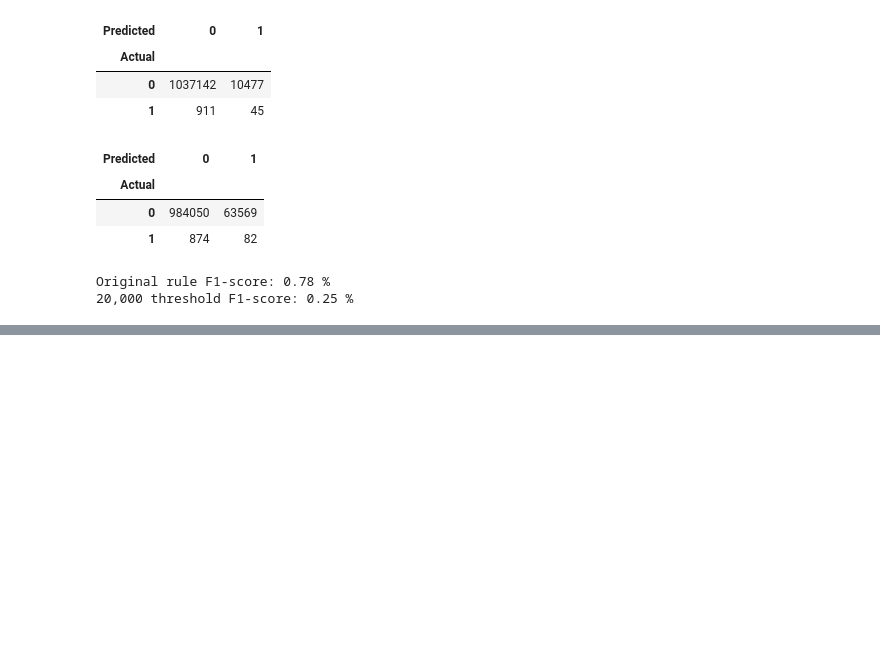
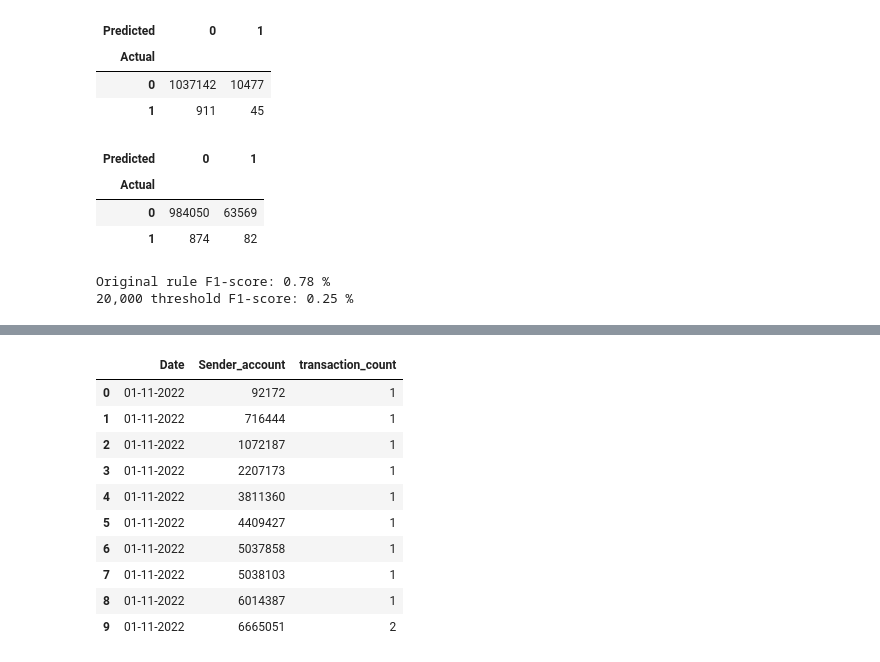
Before and after one commit to Ashutoshp-19/aml-transaction-monitering, a Jupyter notebook: 01_data-exploration.ipynb, the cells around one changed output, grey strips where cells are left out. Cells and saved outputs as stored; diff of their text form; code cells hidden in the pictures; blank space fills up the shorter version.

```diff
--- a/01_data-exploration.ipynb
+++ b/01_data-exploration.ipynb
@@ -516,0 +575,18 @@ Original rule F1-score: 0.78 %
+# %%
+ #Finding accounts with frequent transactions on the same day
+
+daily_sender_counts = (df.groupby(['Date', 'Sender_account']).size().reset_index(name='transaction_count'))
+
+daily_sender_counts.head(10)
+# %% [output]
+|  | Date | Sender_account | transaction_count |
+| 0 | 01-11-2022 | 92172 | 1 |
+| 1 | 01-11-2022 | 716444 | 1 |
+| 2 | 01-11-2022 | 1072187 | 1 |
+| 3 | 01-11-2022 | 2207173 | 1 |
+| 4 | 01-11-2022 | 3811360 | 1 |
+| 5 | 01-11-2022 | 4409427 | 1 |
+| 6 | 01-11-2022 | 5037858 | 1 |
+| 7 | 01-11-2022 | 5038103 | 1 |
+| 8 | 01-11-2022 | 6014387 | 1 |
+| 9 | 01-11-2022 | 6665051 | 2 |
```
Also changed, not shown: parts of 30 cells of this notebook.
